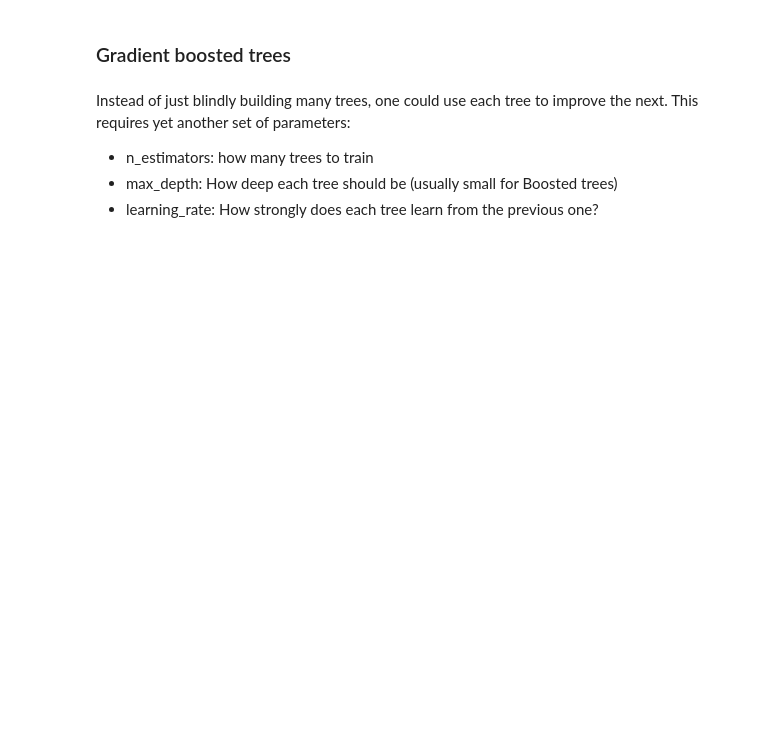
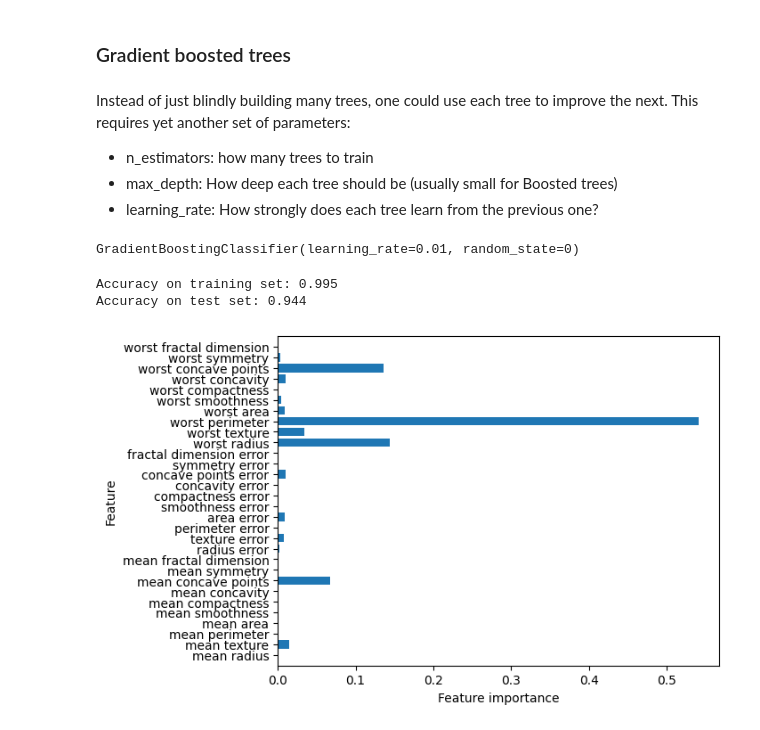
Before and after one commit to MAL1-MMMB/MAL, a Jupyter notebook: Session 3/Decision Trees 2 - Feature importance and ensembles of trees.ipynb, the cells around one changed output. Drawn from its saved outputs; the diff is of its cells as text; code cells hidden in the pictures; blank space fills up the shorter version.

```diff
--- a/Session 3/Decision Trees 2 - Feature importance and ensembles of trees.ipynb
+++ b/Session 3/Decision Trees 2 - Feature importance and ensembles of trees.ipynb
@@ -108,3 +127,18 @@ Instead of just blindly building many trees, one could use each tree to improve
 - n_estimators: how many trees to train
 - max_depth: How deep each tree should be (usually small for Boosted trees)
 - learning_rate: How strongly does each tree learn from the previous one?
+# %%
+gpt = GradientBoostingClassifier(random_state=0, n_estimators=100,max_depth=3,learning_rate=0.01)
+gpt.fit(x_train, y_train)
+# %% [output]
+GradientBoostingClassifier(learning_rate=0.01, random_state=0)
+# %%
+print("Accuracy on training set: {:.3f}".format(gpt.score(x_train, y_train)))
+print("Accuracy on test set: {:.3f}".format(gpt.score(x_test, y_test)))
+# %% [output]
+Accuracy on training set: 0.995
+Accuracy on test set: 0.944
+# %%
+plot_feature_importance_cancer(gpt)
+# %% [output]
+[figure, added]
```
Also changed, not shown: parts of 4 cells of this notebook.
